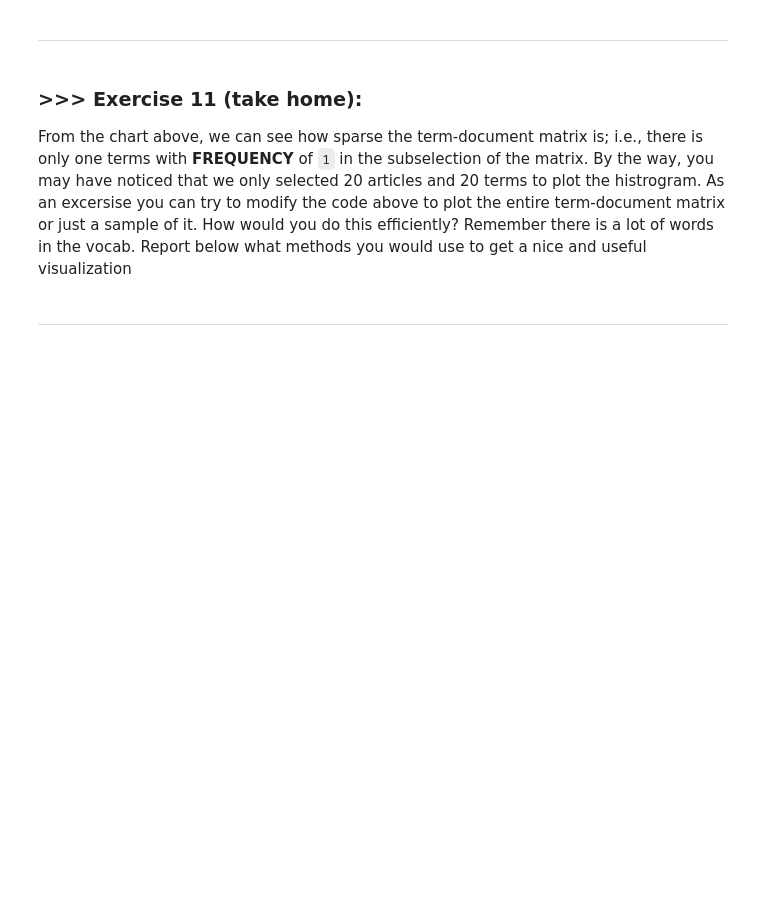
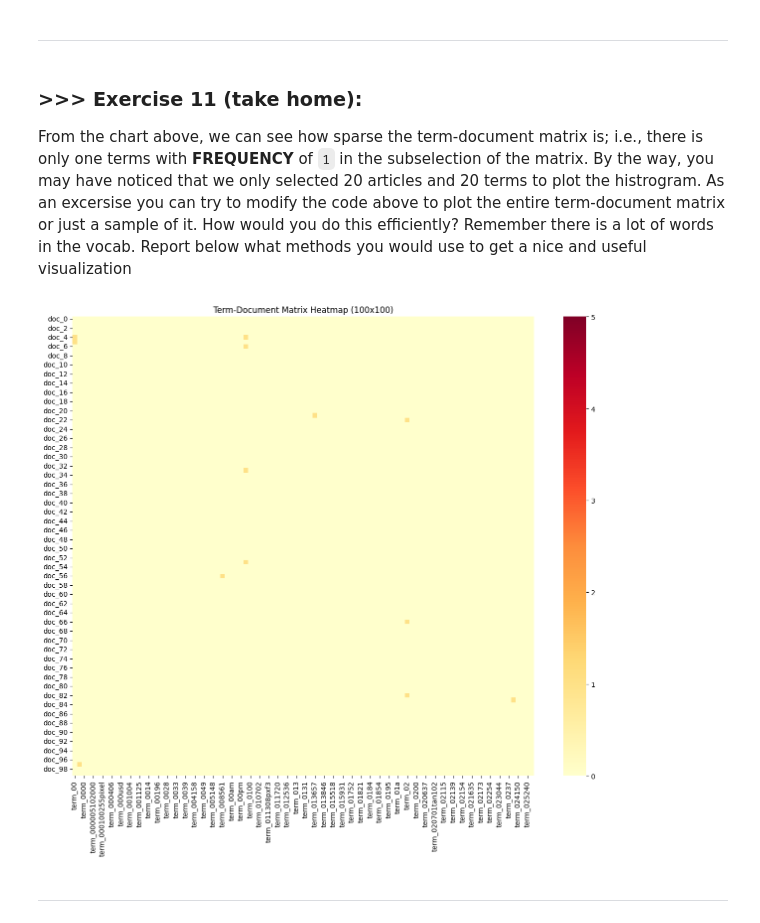
Before and after one commit to ArnoldChen0601/DM2025-Lab1-Exercise, a Jupyter notebook: DM2025-Lab1-Master.ipynb, the cells around one changed output. Cells and saved outputs as stored; diff of their text form; code cells hidden in the pictures; blank space fills up the shorter version.

```diff
--- a/DM2025-Lab1-Master.ipynb
+++ b/DM2025-Lab1-Master.ipynb
@@ -234,0 +236,5 @@ In this exercise, please print out the *text* data for the first three samples i
+# %%
+# Answer here
+for i in range(3):
+    print(f"============================== Sample {i+1} ==============================\n")
+    print(twenty_train.data[i] + "\n")
@@ -560,0 +681,22 @@ Name: missing_example, dtype: bool
+# %%
+# Answer here
+print("==============================\n")
+print("DataFrame with various missing value representations:")
+print(NA_df)
+print("\n")
+
+print("==============================\n")
+print("Result of .isnull() check:")
+print(NA_df['missing_example'].isnull())
+print("\n")
+
+print("==============================\n")
+for i, row in NA_df.iterrows():
+    val = row['missing_example']
+    print(f"Row {row['id']}: {val} - Type: {type(val).__name__} - Is null: {pd.isna(val)}")
+print("\n")
+
+print("==============================\n")
+print("Observations:")
+print("- .isnull() only detects: np.nan, None, and missing dictionary keys")
+print("- String representations ('NaN', 'None', '') are NOT detected")
@@ -996,3 +1235,17 @@ From the chart above, we can see how sparse the term-document matrix is; i.e., t
+# %%
+# Answer here
+sample_size = 100
+plot_x = ["term_" + str(i) for i in count_vect.get_feature_names_out()[:sample_size]]
+plot_y = ["doc_" + str(i) for i in list(X.index)[:sample_size]]
+plot_z = X_counts[:sample_size, :sample_size].toarray()
+
+df_todraw = pd.DataFrame(plot_z, columns=plot_x, index=plot_y)
+plt.subplots(figsize=(15, 12))
+ax = sns.heatmap(df_todraw, cmap="YlOrRd", vmin=0, vmax=5, annot=False, cbar=True)
+plt.title(f'Term-Document Matrix Heatmap ({sample_size}x{sample_size})')
+plt.show()
+# %% [output]
+[figure, added]
 # %% [markdown]
 ---
 # %% [markdown]
```
Also changed, not shown: parts of 33 cells of this notebook.
